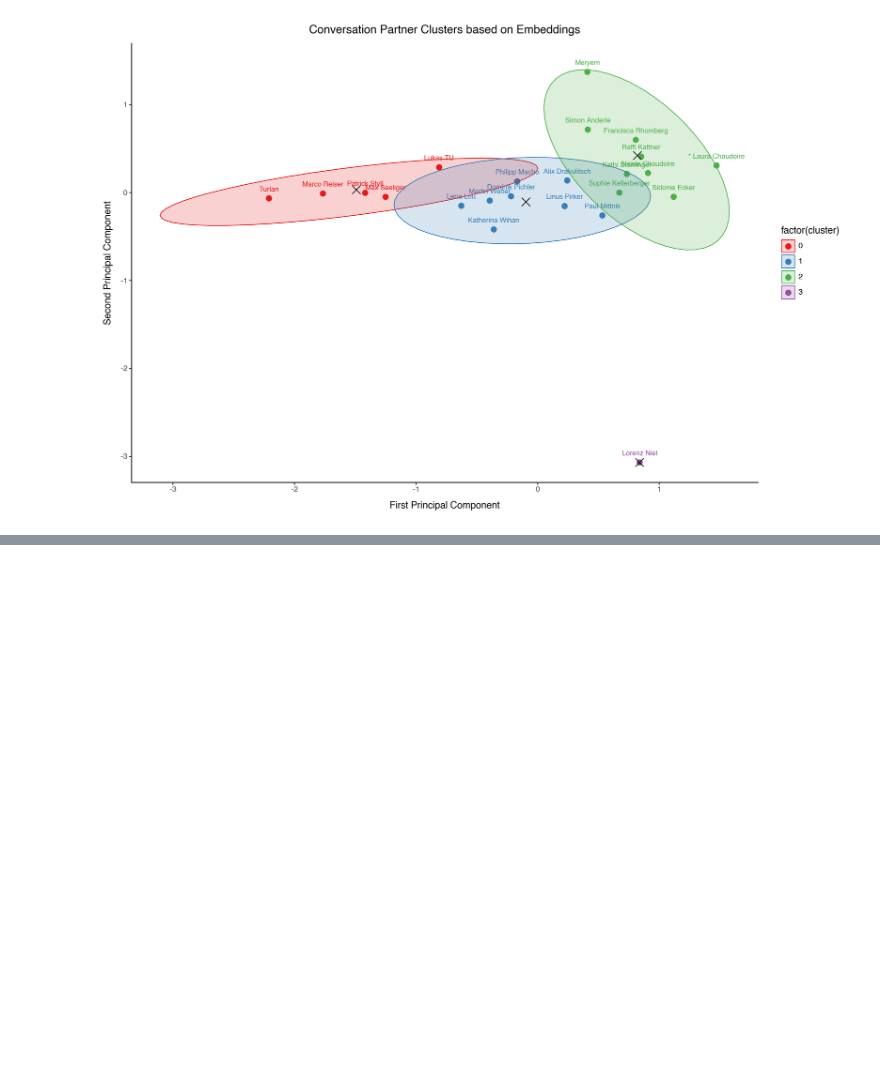
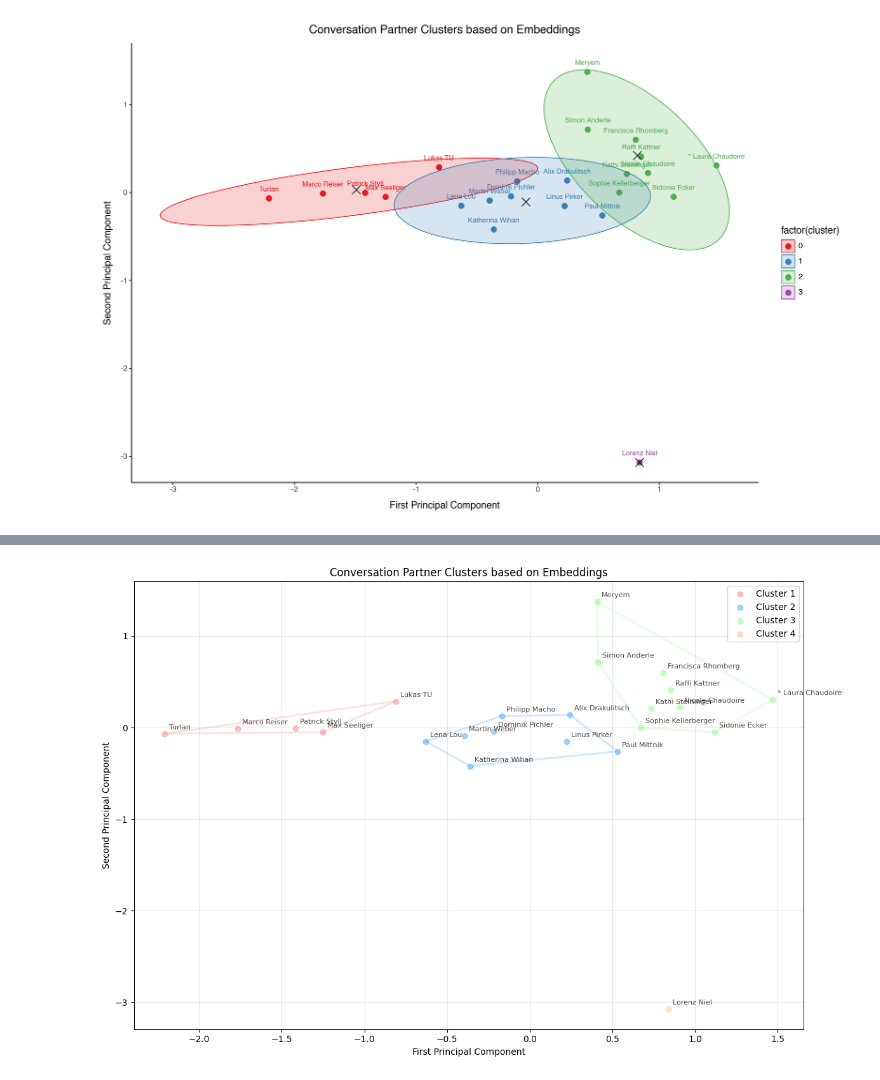
Before and after one commit to sueszli/whatsapp-lens, a Jupyter notebook: src/3_analytics.ipynb, the cells around one changed output, grey strips where cells are left out. Cells and saved outputs as stored; diff of their text form; code cells hidden in the pictures; blank space fills up the shorter version.

```diff
--- a/src/3_analytics.ipynb
+++ b/src/3_analytics.ipynb
@@ -263,0 +373,50 @@ p.show()
+# %%
+import numpy as np
+import pandas as pd
+from sklearn.cluster import KMeans
+from sklearn.preprocessing import StandardScaler
+import matplotlib.pyplot as plt
+from sklearn.decomposition import PCA
+from scipy.spatial import ConvexHull
+
+
+def process_embedding_string(embedding_str):
+    return np.array(eval(embedding_str))
+embeddings = df['embeddings'].apply(process_embedding_string)
+embeddings_array = np.stack(embeddings)
+
+pca = PCA(n_components=2)
+embeddings_2d = pca.fit_transform(embeddings_array)
+
+n_clusters = 4
+kmeans = KMeans(n_clusters=n_clusters, random_state=42)
+clusters = kmeans.fit_predict(embeddings_2d)
+
+plt.figure(figsize=(12, 8))
+
+colors = ['#FF9999', '#66B2FF', '#99FF99', '#FFCC99']
+for i in range(n_clusters):
+    mask = clusters == i
+    plt.scatter(embeddings_2d[mask, 0], embeddings_2d[mask, 1],
+                c=colors[i], label=f'Cluster {i+1}', alpha=0.6)
+    if np.sum(mask) >= 3:
+        points = embeddings_2d[mask]
+        hull = ConvexHull(points)
+        for simplex in hull.simplices:
+            plt.plot(points[simplex, 0], points[simplex, 1],
+                    c=colors[i], alpha=0.3, linewidth=2)
+
+for i, (x, y) in enumerate(embeddings_2d):
+    plt.annotate(df['partner_name'].iloc[i], (x, y),
+                xytext=(5, 5), textcoords='offset points',
+                fontsize=8, alpha=0.7)
+
+plt.title('Conversation Partner Clusters based on Embeddings')
+plt.xlabel('First Principal Component')
+plt.ylabel('Second Principal Component')
+plt.legend()
+plt.grid(True, alpha=0.3)
+plt.tight_layout()
+plt.show()
+# %% [output]
+[figure, added]
```
Also changed, not shown: parts of 3 cells of this notebook.
